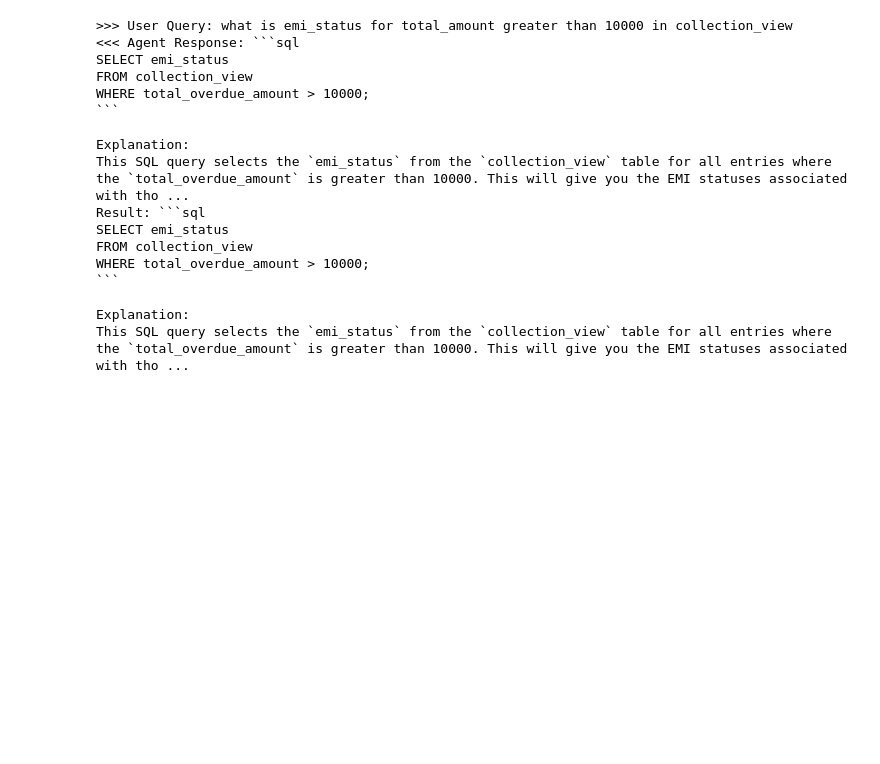
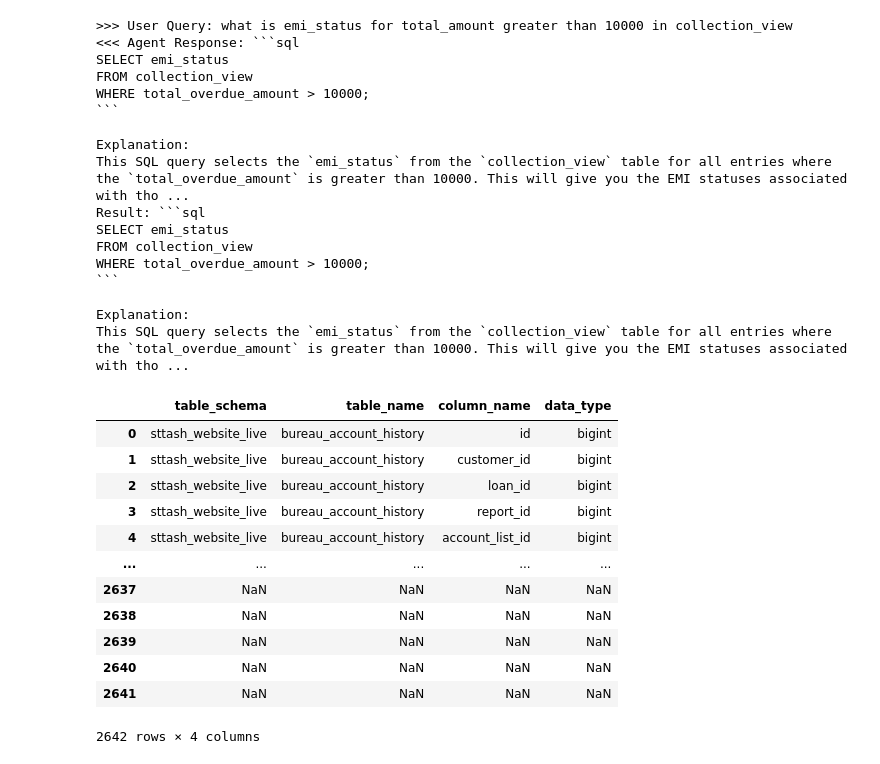
Before and after one commit to akshatshaw/agents, a Jupyter notebook: nl2sql_agent/test.ipynb, the cells around one changed output. Cells and saved outputs as stored; diff of their text form; code cells hidden in the pictures; blank space fills up the shorter version.

```diff
--- a/nl2sql_agent/test.ipynb
+++ b/nl2sql_agent/test.ipynb
@@ -335,0 +338,21 @@ This SQL query selects the `emi_status` from the `collection_view` table for all
+# %%
+df = pd.read_csv(r"C:\Users\AKSHAT SHAW\OneDrive - iitr.ac.in\Desktop\Side-Projects\Agents\nl2sql_agent\app\schema_dump.csv")
+
+
+df2 = pd.read_excel(r"C:\Users\AKSHAT SHAW\OneDrive - iitr.ac.in\Desktop\Side-Projects\Agents\nl2sql_agent\app\Schema dump.xlsx", sheet_name="Table Desc")
+# %%
+df
+# %% [output]
+|  | table_schema | table_name | column_name | data_type |
+| 0 | sttash_website_live | bureau_account_history | id | bigint |
+| 1 | sttash_website_live | bureau_account_history | customer_id | bigint |
+| 2 | sttash_website_live | bureau_account_history | loan_id | bigint |
+| 3 | sttash_website_live | bureau_account_history | report_id | bigint |
+| 4 | sttash_website_live | bureau_account_history | account_list_id | bigint |
+| ... | ... | ... | ... | ... |
+| 2637 | NaN | NaN | NaN | NaN |
+| 2638 | NaN | NaN | NaN | NaN |
+| 2639 | NaN | NaN | NaN | NaN |
+| 2640 | NaN | NaN | NaN | NaN |
+| 2641 | NaN | NaN | NaN | NaN |
+2642 rows × 4 columns
```
Also changed, not shown: parts of 10 cells of this notebook, 11 other files.
